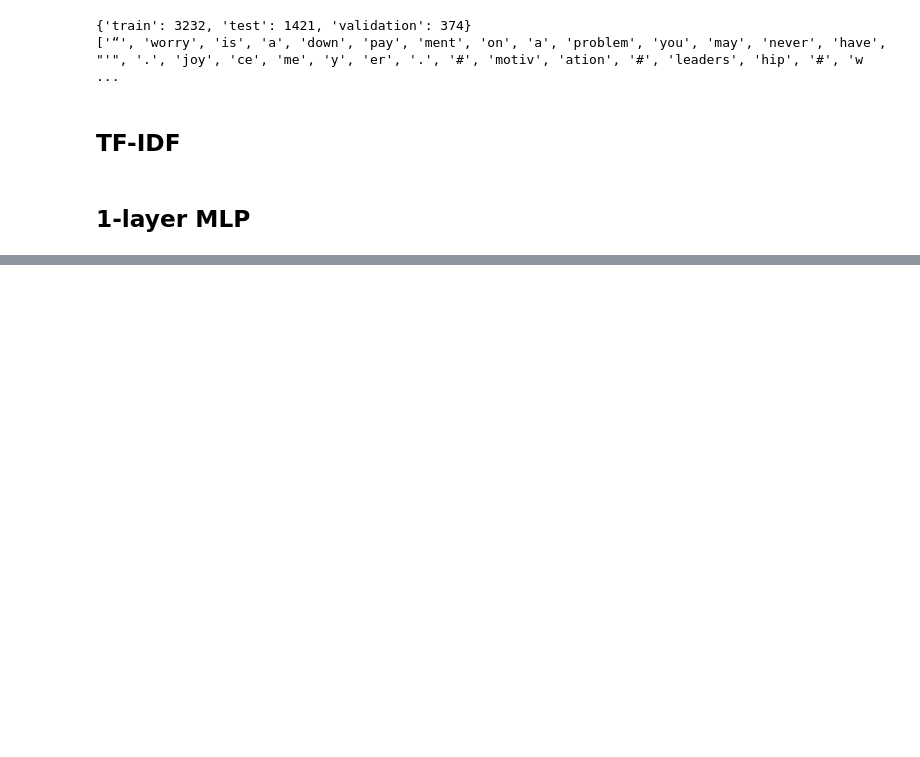
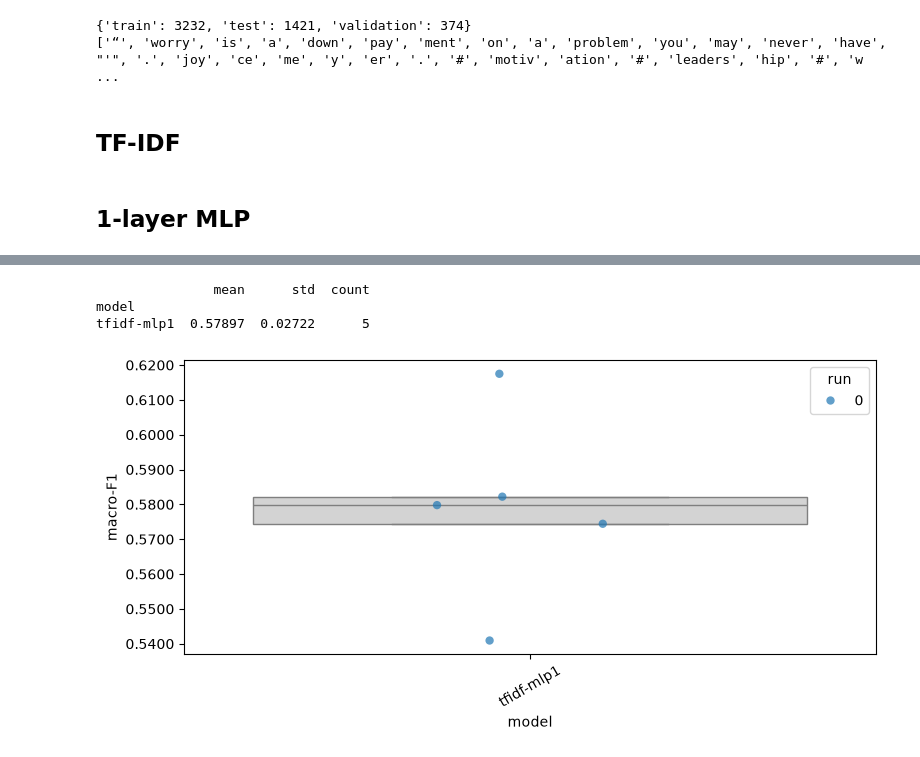
Before and after one commit to samueladrados/nlp_first_assignment, a Jupyter notebook: part1/tf-idf_1_layer_mlp.ipynb, the cells around one changed output, grey strips where cells are left out. Saved outputs shown, nothing was run; the diff lists cells and outputs as text; code cells hidden in the pictures; blank space fills up the shorter version.

```diff
--- a/part1/tf-idf_1_layer_mlp.ipynb
+++ b/part1/tf-idf_1_layer_mlp.ipynb
@@ -359,0 +358,14 @@ TF-IDF and 1-layer MLP macro-f1: 0.5822211037334831 (std: 0.025428714112456497)
+# %%
+import pandas as pd
+
+model_name = "tfidf-mlp1"
+
+comparison = pd.DataFrame(data = {"model": model_name, "run": 0, "fold": list(folds), "macro-F1": scores})
+summary = comparison.groupby(by = "model", sort = False)["macro-F1"].agg(func = ["mean", "std", "count"])
+print(summary.to_string())
+part1.analysis.plot_box_and_points(df = comparison, metric = "macro-F1")
+# %% [output]
+               mean      std  count
+model
+tfidf-mlp1  0.57897  0.02722      5
+[figure, added]
```
Also changed, not shown: parts of 2 cells of this notebook.
